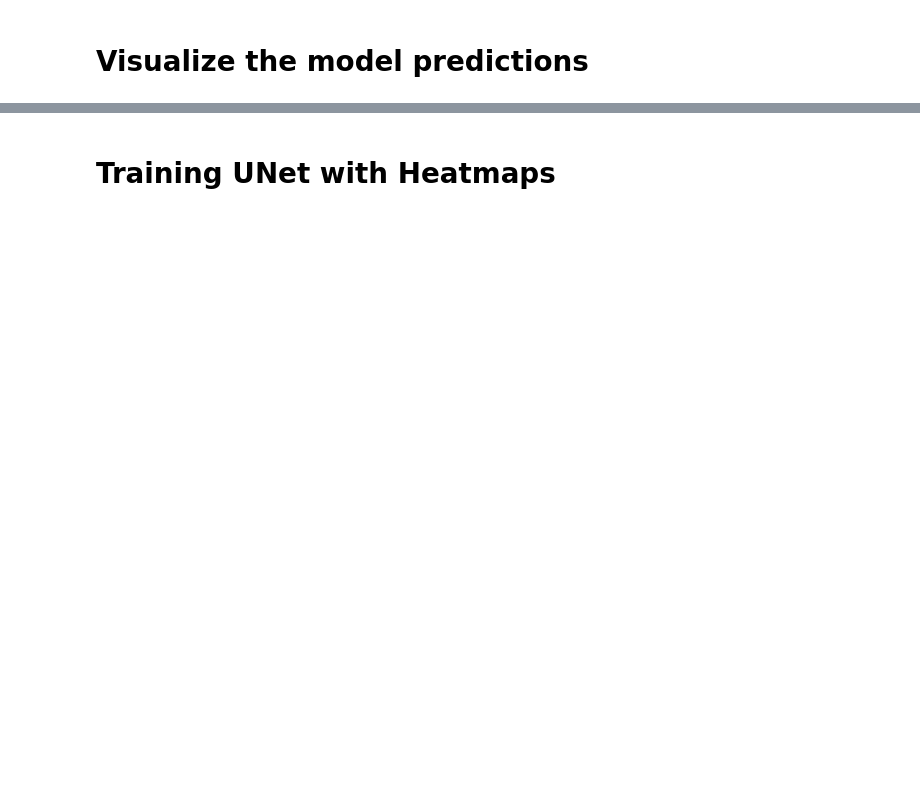
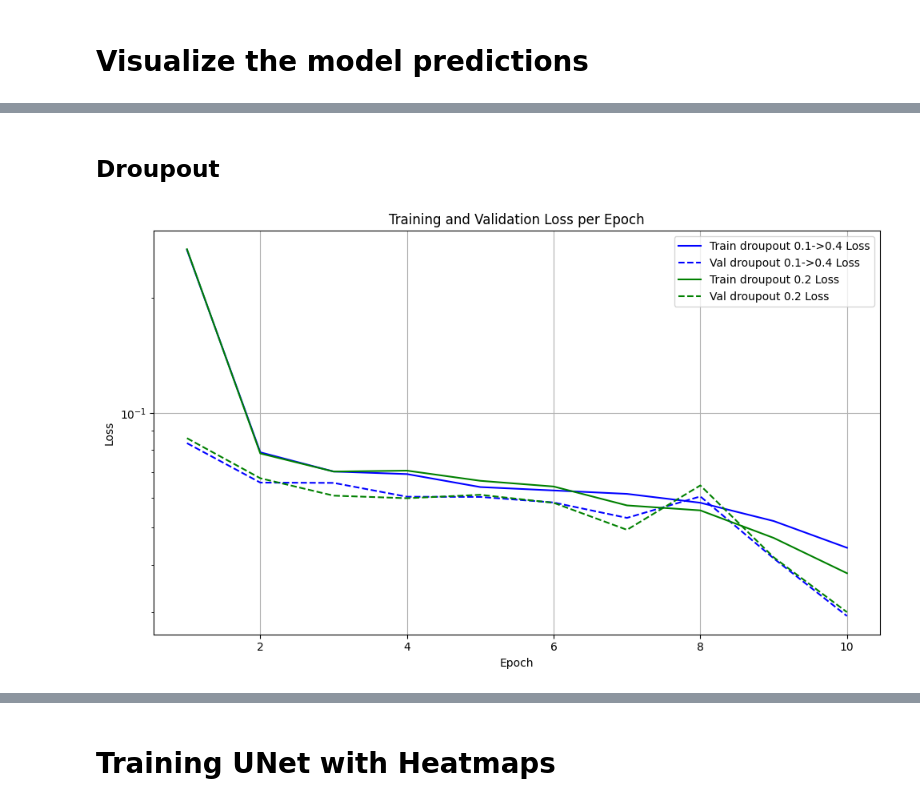
Before and after one commit to LIYunzhe1408/Facial-Keypoint-Detection, a Jupyter notebook: hw3.ipynb, the cells around one changed output, grey strips where cells are left out. Cells and saved outputs as stored; diff of their text form; code cells hidden in the pictures; blank space fills up the shorter version.

```diff
--- a/hw3.ipynb
+++ b/hw3.ipynb
@@ -231,0 +499,45 @@ plt.show()
+# %% [markdown]
+## Droupout
+# %%
+import json
+with open("adamw_losses.json", "r") as f:
+    loss_data = json.load(f)
+
+AdamW_loss = loss_data["train_loss"]
+AdamW_val_loss = loss_data["val_loss"]
+# %%
+import matplotlib.pyplot as plt
+
+epochs = range(1, len(AdamW_loss) + 1)
+
+plt.figure(figsize=(10, 6))
+
+# 16 loss curves
+plt.plot(epochs, AdamW_loss, label='Train droupout 0.1->0.4 Loss', color='blue', linestyle='-')
+plt.plot(epochs, AdamW_val_loss, label='Val droupout 0.1->0.4 Loss', color='blue', linestyle='--')
+
+# # 64 loss curves
+plt.plot(epochs, droupout_all_02_loss, label='Train droupout 0.2 Loss', color='green', linestyle='-')
+plt.plot(epochs, droupout_all_02_val_loss, label='Val droupout 0.2 Loss', color='green', linestyle='--')
+
+plt.xlabel('Epoch')
+plt.ylabel('Loss')
+plt.yscale("log")
+plt.title('Training and Validation Loss per Epoch')
+plt.legend()
+plt.grid(True)
+plt.tight_layout()
+plt.show()
+
+print(f'Final training loss: {droupout_all_02_loss[-1]}, {AdamW_loss[-1]}')
+print(f'Final val loss: {droupout_all_02_val_loss[-1]}, {AdamW_val_loss[-1]}')
+
+best_val_loss = min(droupout_all_02_val_loss)
+best_epoch = droupout_all_02_val_loss.index(best_val_loss)
+print(f'Best val loss (all 0.2): {best_val_loss}, epoch#: {best_epoch}')
+
+best_val_loss = min(AdamW_val_loss)
+best_epoch = AdamW_val_loss.index(best_val_loss)
+print(f'Best val loss (0.1->0.4): {best_val_loss}, epoch#: {best_epoch}')
+# %% [output]
+[figure, added]
```
Also changed, not shown: parts of 18 cells of this notebook.
